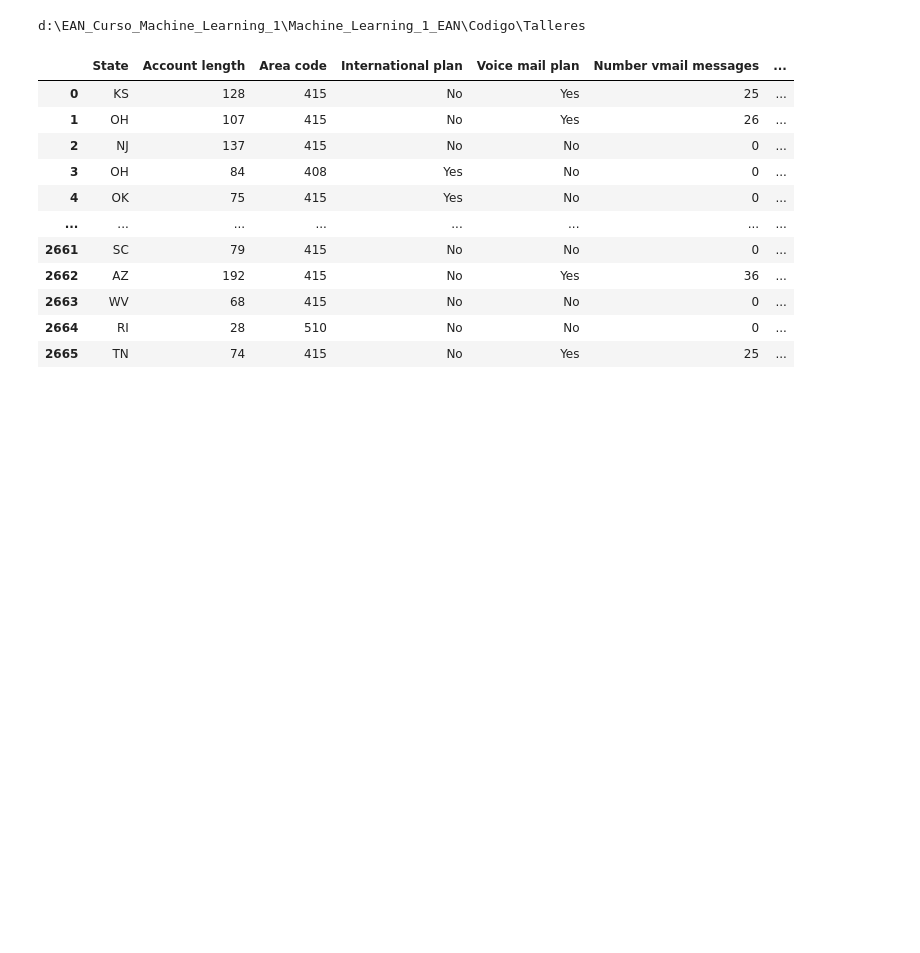
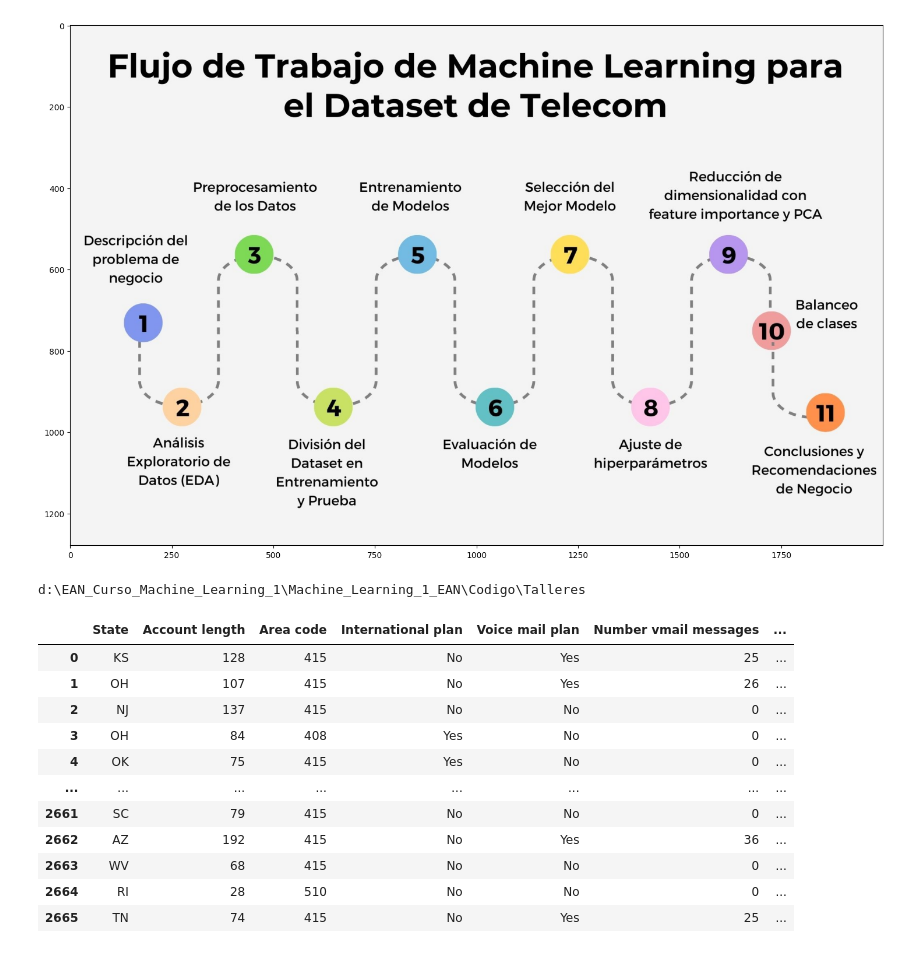
Before and after one commit to carteag43066/Machine_Learning_1_EAN, a Jupyter notebook: Codigo/Talleres/Telecom.ipynb, the cells around one changed output. Drawn from its saved outputs; the diff is of its cells as text; code cells hidden in the pictures; blank space fills up the shorter version.

```diff
--- a/Codigo/Talleres/Telecom.ipynb
+++ b/Codigo/Talleres/Telecom.ipynb
@@ -19,6 +61,15 @@ from sklearn.metrics import mean_squared_error, r2_score # para sacar las metric
 import statsmodels.api as sm  ## Parte estadistica
 from statsmodels.sandbox.regression.predstd import wls_prediction_std  ## Parte estadistica
 import matplotlib.pyplot as plt
+# %%
+# Cargar y mostrar la
+
+imagenimg = plt.imread('../../Datos/Flujo de Trabajo de Machine Learning para el Dataset de Telecom.jpg')
+plt.figure(figsize=(18,12))
+plt.imshow(imagenimg)
+plt.show()
+# %% [output]
+[figure, added]
 # %%
 import os
 print(os.getcwd())
```
Also changed, not shown: parts of 46 cells of this notebook, 3 other files.
